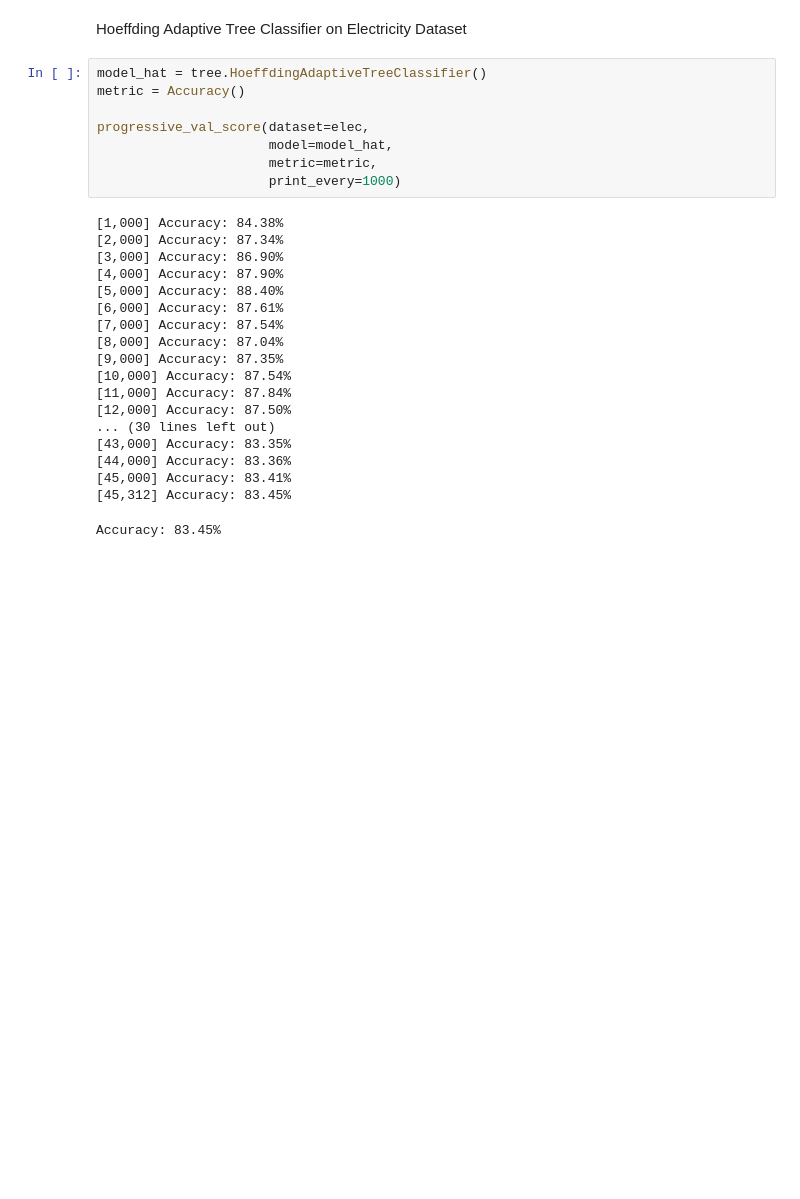
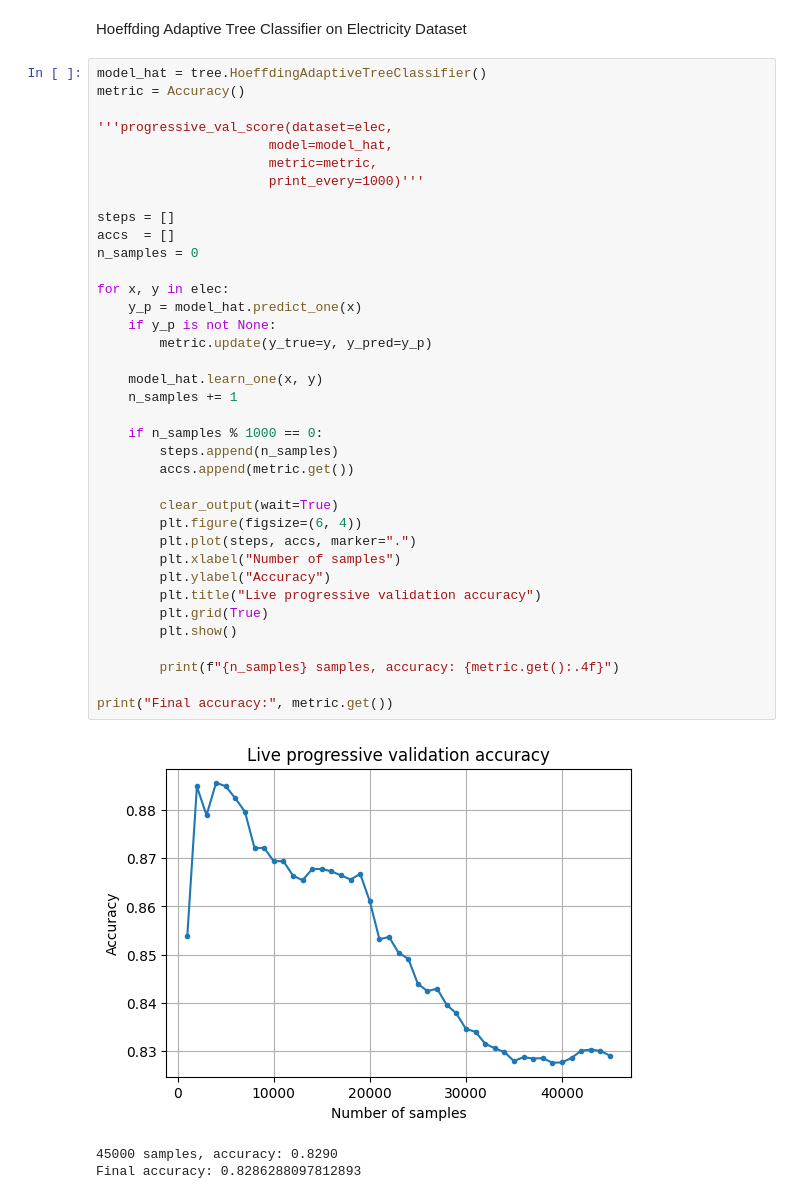
Before and after one commit to nitar31/elec2-streaming-analysis, a Jupyter notebook: electricity_analysis.ipynb, the cells around one changed output. Cells and saved outputs as stored; diff of their text form; blank space fills up the shorter version.

```diff
--- a/electricity_analysis.ipynb
+++ b/electricity_analysis.ipynb
@@ -189,27 +217,41 @@ Hoeffding Adaptive Tree Classifier on Electricity Dataset
 # %%
 model_hat = tree.HoeffdingAdaptiveTreeClassifier()
 metric = Accuracy()
 
-progressive_val_score(dataset=elec,
+'''progressive_val_score(dataset=elec,
                       model=model_hat,
                       metric=metric,
-                      print_every=1000)
+                      print_every=1000)'''
+
+steps = []
+accs  = []
+n_samples = 0
+
+for x, y in elec:
+    y_p = model_hat.predict_one(x)
+    if y_p is not None:
+        metric.update(y_true=y, y_pred=y_p)
+
+    model_hat.learn_one(x, y)
+    n_samples += 1
+
+    if n_samples % 1000 == 0:
+        steps.append(n_samples)
+        accs.append(metric.get())
+
+        clear_output(wait=True)
+        plt.figure(figsize=(6, 4))
+        plt.plot(steps, accs, marker=".")
+        plt.xlabel("Number of samples")
+        plt.ylabel("Accuracy")
+        plt.title("Live progressive validation accuracy")
+        plt.grid(True)
+        plt.show()
+
+        print(f"{n_samples} samples, accuracy: {metric.get():.4f}")
+
+print("Final accuracy:", metric.get())
 # %% [output]
+[figure, added]
-[1,000] Accuracy: 84.38%
-[2,000] Accuracy: 87.34%
-[3,000] Accuracy: 86.90%
-[4,000] Accuracy: 87.90%
-[5,000] Accuracy: 88.40%
-[6,000] Accuracy: 87.61%
-[7,000] Accuracy: 87.54%
-[8,000] Accuracy: 87.04%
-[9,000] Accuracy: 87.35%
-[10,000] Accuracy: 87.54%
-[11,000] Accuracy: 87.84%
-[12,000] Accuracy: 87.50%
-... (30 lines left out)
-[43,000] Accuracy: 83.35%
-[44,000] Accuracy: 83.36%
-[45,000] Accuracy: 83.41%
-[45,312] Accuracy: 83.45%
+45000 samples, accuracy: 0.8290
+Final accuracy: 0.8286288097812893
-Accuracy: 83.45%
```
Also changed, not shown: parts of 4 cells of this notebook.
